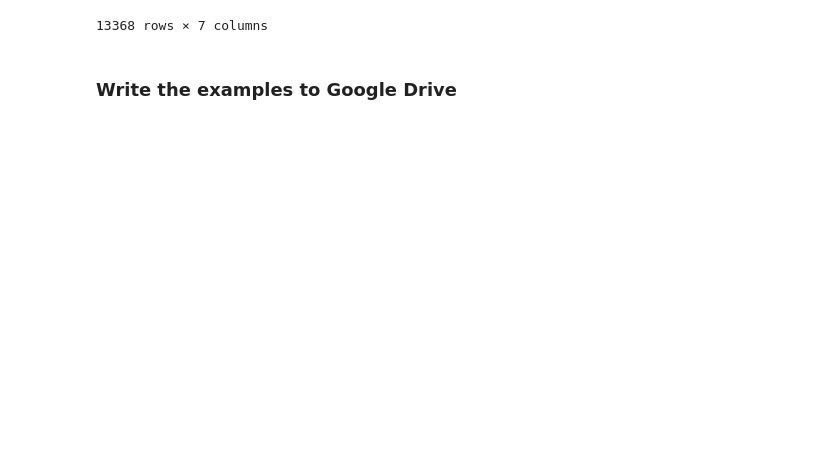
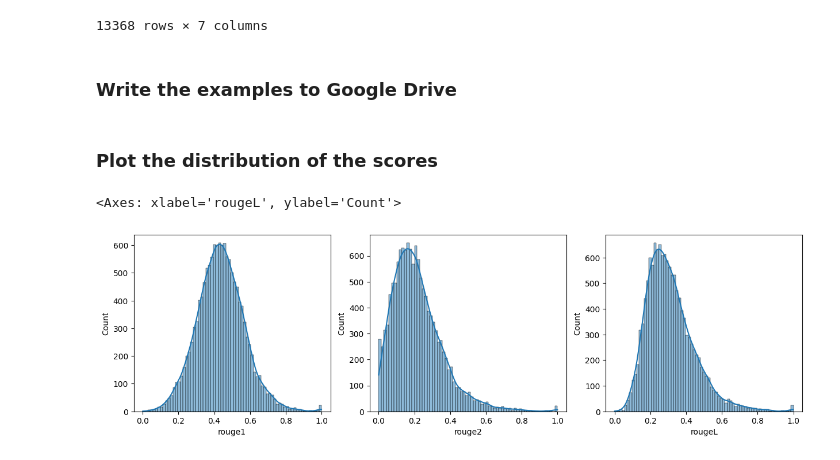
Before and after one commit to yxiong/cnn_dailymail, a Jupyter notebook: colab_notebooks/inspect_output_examples.ipynb, the cells around one changed output. Saved outputs shown, nothing was run; the diff lists cells and outputs as text; code cells hidden in the pictures; blank space fills up the shorter version.

Commit message:
Add distributions and small fix for <n> character

```diff
--- a/colab_notebooks/inspect_output_examples.ipynb
+++ b/colab_notebooks/inspect_output_examples.ipynb
@@ -52,7 +73,7 @@ Requirement already satisfied: tqdm in /usr/local/lib/python3.10/dist-packages (
 # %%
 import pandas as pd
 val_df = pd.read_csv("validation.csv")
-prediction_df = pd.read_csv("hf-pretrained-pegasus-cnn_dailymail.csv")
+prediction_df = pd.read_csv("hf-pretrained-pegasus-cnn_dailymail-fix-n.csv")
 assert len(val_df) == len(prediction_df)
 # %%
 df = val_df.merge(prediction_df, on="id")
@@ -103,3 +130,5 @@ set_with_dataframe(worksheet1, worst_df)
 best_df = df.sort_values("rougeL", ascending=False).head(10)
 worksheet1 = spreadsheet.add_worksheet(title="Best 10", rows=100, cols=20)
 set_with_dataframe(worksheet1, best_df)
+# %% [markdown]
+### Plot the distribution of the scores
@@ -105,0 +138,9 @@ set_with_dataframe(worksheet1, best_df)
+# %%
+fig, axs = plt.subplots(nrows=1, ncols=3, figsize=(15, 4))
+
+sns.histplot(df["rouge1"], kde=True, ax=axs[0])
+sns.histplot(df["rouge2"], kde=True, ax=axs[1])
+sns.histplot(df["rougeL"], kde=True, ax=axs[2])
+# %% [output]
+<Axes: xlabel='rougeL', ylabel='Count'>
+[figure, added]
```
Also changed, not shown: parts of 8 cells of this notebook.
